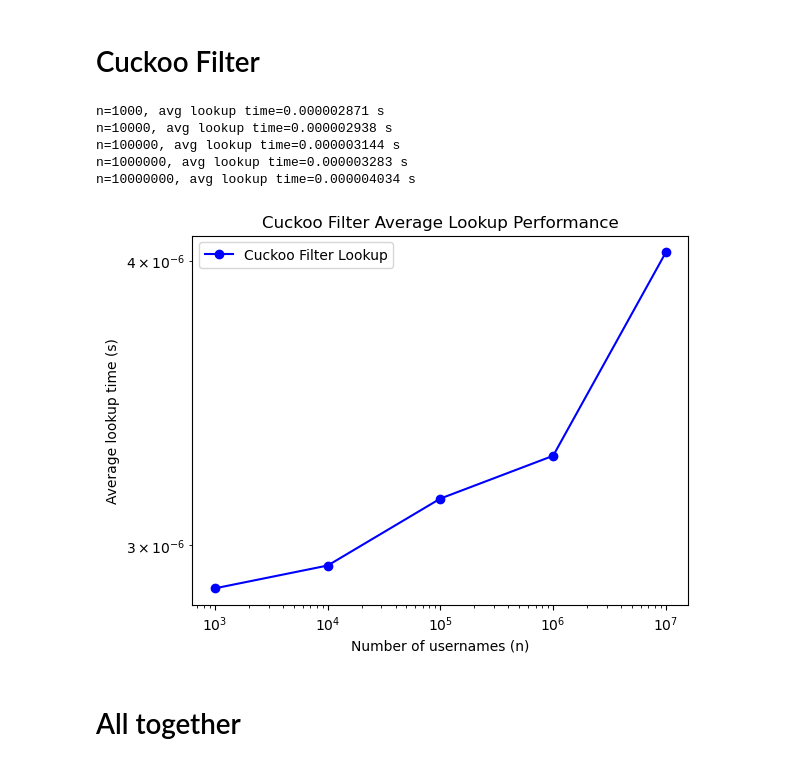
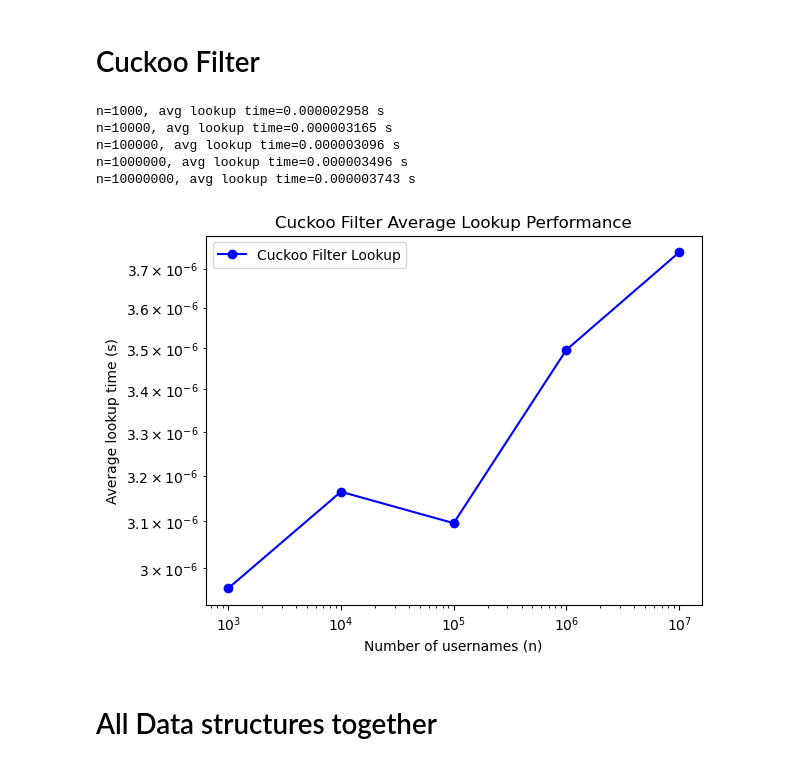
Before and after one commit to Hamza-Awr/COSC-520-Assignment-1, a Jupyter notebook: COSC_520_Ass_1_Hamza.ipynb, the cells around one changed output. Cells and saved outputs as stored; diff of their text form; code cells hidden in the pictures.

Commit message:
Added individual plots, updated cuckoo.py
Added individual plots for time complexity of each data structure
Updated cuckoo.py (32 bit fingerprint)

```diff
--- a/COSC_520_Ass_1_Hamza.ipynb
+++ b/COSC_520_Ass_1_Hamza.ipynb
@@ -127,34 +124,0 @@ n=10000000, avg lookup time=0.000011094 s
-# %%
-from random import choice
-from string import ascii_lowercase, digits
-import matplotlib.pyplot as plt
-import time
-
-chars = ascii_lowercase + digits
-find_username = 'hamza'
-n_list = [10**5, 10**6, 10**7, 10**8]   # scale gradually
-times = []
-
-for n in n_list:
-    # Generate usernames
-    usernames = [''.join(choice(chars) for _ in range(5)) + str(i) for i in range(n-1)]
-    usernames.append(find_username)
-
-    # Store in a hash table (Python set)
-    usernames_set = set(usernames)
-
-    # Time lookup
-    start_time = time.perf_counter_ns()
-    found = (find_username in usernames_set)   # O(1) average
-    times.append(time.perf_counter_ns() - start_time)
-
-    print(f"n={n}, found={found}, time={times[-1]:.16f}s")
-
-# Plot
-plt.plot(n_list, times, marker='o', color='green')
-plt.xscale('log')              # make x-axis logarithmic
-plt.grid(True, which="both")   # grid for both major & minor ticks
-plt.xlabel("Number of usernames (n)")
-plt.ylabel("Search time (s)")
-plt.title("Hash Table (Set) Lookup Performance")
-plt.show()
@@ -418,10 +310,10 @@ class CuckooFilter:
 
     def _fingerprint(self, item):
         # Create a short fingerprint of the item (fixed-size string)
-        # Using SHA-256 then truncating to 8 hex chars
+        # Using SHA-256 then truncating to 32 hex chars
         # (Not secure, but fine for demonstration)
         h = hashlib.sha256(item.encode()).hexdigest()
-        return h[:8]
+        return h[:32]
 
     def _hashes(self, fp):
         # Compute two candidate bucket indices for a fingerprint
@@ -485,41 +377,41 @@ for n in n_list_cuckoo:
     lookups = min(number//2, len(usernames))       # positive (present) lookups
     negative_samples = number - lookups            # negative (not present) lookups
 
     lookup_names = []
     lookup_names.extend(sample(usernames, lookups))  # sample existing usernames
     lookup_names.extend([''.join(random.choice(chars) for _ in range(5)) for _ in range(negative_samples)])  # random new
 
     # Time the lookups
     start = time.perf_counter_ns()
     for name in lookup_names:
         cf.lookup(name)
     total_time = time.perf_counter_ns() - start
 
     # Compute average lookup time in seconds for one search
     avg_time_sec = (total_time / len(lookup_names)) / 1e9
     times_cuckoo.append(avg_time_sec)
 
     print(f"n={n}, avg lookup time={avg_time_sec:.9f} s")
 
 # Plot Results of n vs. time
 plt.plot(n_list_cuckoo, times_cuckoo, marker="o", color="blue", label="Cuckoo Filter Lookup")
 plt.xscale('log')
 plt.yscale('log')
 plt.xlabel("Number of usernames (n)")
 plt.ylabel("Average lookup time (s)")
 plt.title("Cuckoo Filter Average Lookup Performance")
 plt.legend()
 plt.savefig("D:/HAMZA/1.UBC Ok/2-WT1 2025 (Sep-Dec 2025)/COSC 520 - Advanced Algorithms/Assignments/Ass.1 520/COSC-520-Assignment-1/Plots/Cuckoo_Filter.png", dpi=300)
 plt.show()
 # %% [output]
-n=1000, avg lookup time=0.000002871 s
-n=10000, avg lookup time=0.000002938 s
-n=100000, avg lookup time=0.000003144 s
-n=1000000, avg lookup time=0.000003283 s
-n=10000000, avg lookup time=0.000004034 s
+n=1000, avg lookup time=0.000002958 s
+n=10000, avg lookup time=0.000003165 s
+n=100000, avg lookup time=0.000003096 s
+n=1000000, avg lookup time=0.000003496 s
+n=10000000, avg lookup time=0.000003743 s
-[figure, old version]
+[figure, new version]
 # %% [markdown]
-# All together
+# All Data structures together
 # %%
 import matplotlib.pyplot as plt
 
```
Also changed, not shown: parts of 13 cells of this notebook, 7 other files.
